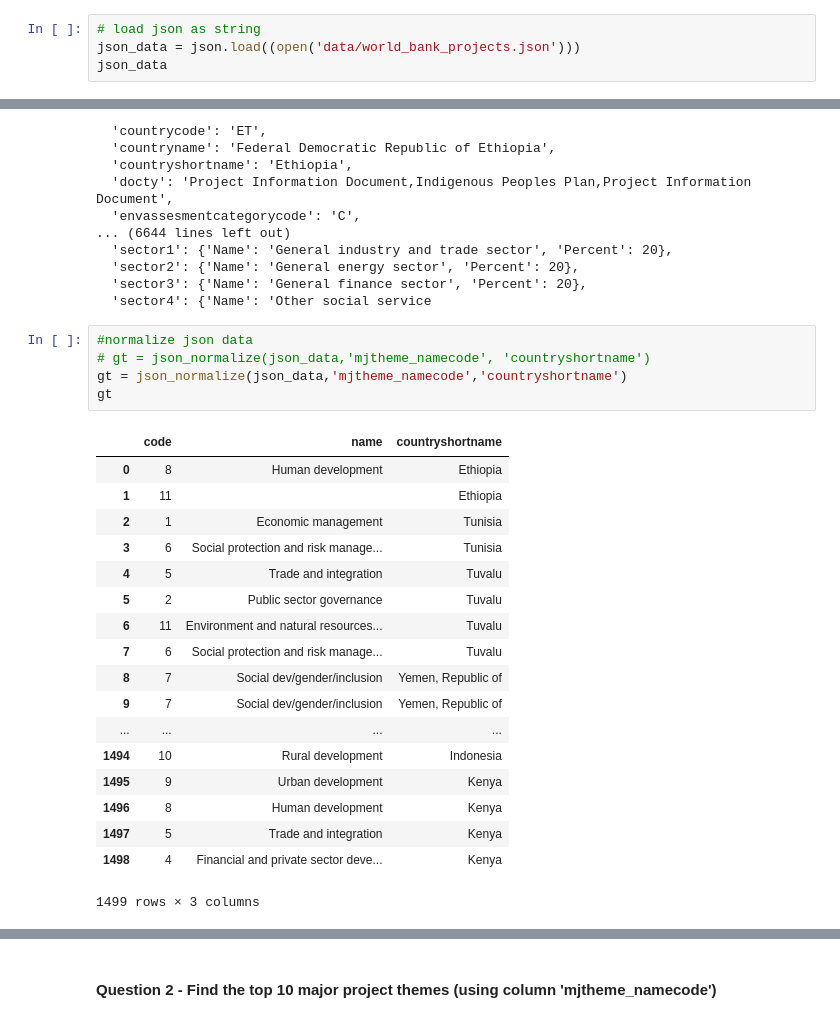
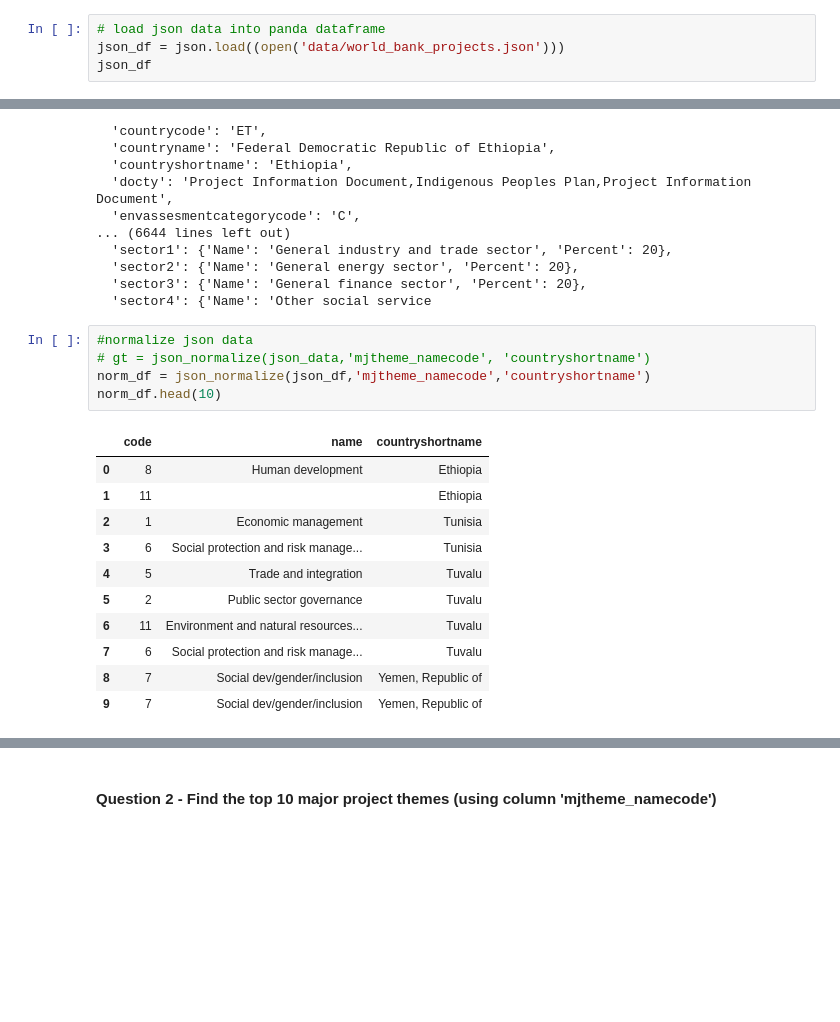
Before and after one commit to andre-moore/data_science_intensive, a Jupyter notebook: sliderule_dsi_json_exercise.ipynb, the cells around one changed output, grey strips where cells are left out. Cells and saved outputs as stored; diff of their text form; blank space fills up the shorter version.

```diff
--- a/sliderule_dsi_json_exercise.ipynb
+++ b/sliderule_dsi_json_exercise.ipynb
@@ -103,7 +109,7 @@ Using data in file 'data/world_bank_projects.json' and the techniques demonstrat
 # %%
-# load json as string
-json_data = json.load((open('data/world_bank_projects.json')))
-json_data
+# load json data into panda dataframe
+json_df = json.load((open('data/world_bank_projects.json')))
+json_df
 # %% [output]
 [{'_id': {'$oid': '52b213b38594d8a2be17c780'},
   'approvalfy': 1999,
@@ -125,24 +131,17 @@ json_data
 # %%
 #normalize json data
 # gt = json_normalize(json_data,'mjtheme_namecode', 'countryshortname')
-gt = json_normalize(json_data,'mjtheme_namecode','countryshortname')
-gt
+norm_df = json_normalize(json_df,'mjtheme_namecode','countryshortname')
+norm_df.head(10)
 # %% [output]
 |  | code | name | countryshortname |
 | 0 | 8 | Human development | Ethiopia |
 | 1 | 11 |  | Ethiopia |
 | 2 | 1 | Economic management | Tunisia |
 | 3 | 6 | Social protection and risk manage... | Tunisia |
 | 4 | 5 | Trade and integration | Tuvalu |
 | 5 | 2 | Public sector governance | Tuvalu |
 | 6 | 11 | Environment and natural resources... | Tuvalu |
 | 7 | 6 | Social protection and risk manage... | Tuvalu |
 | 8 | 7 | Social dev/gender/inclusion | Yemen, Republic of |
 | 9 | 7 | Social dev/gender/inclusion | Yemen, Republic of |
-| ... | ... | ... | ... |
-| 1494 | 10 | Rural development | Indonesia |
-| 1495 | 9 | Urban development | Kenya |
-| 1496 | 8 | Human development | Kenya |
-| 1497 | 5 | Trade and integration | Kenya |
-| 1498 | 4 | Financial and private sector deve... | Kenya |
-1499 rows × 3 columns
```
Also changed, not shown: parts of 14 cells of this notebook.
